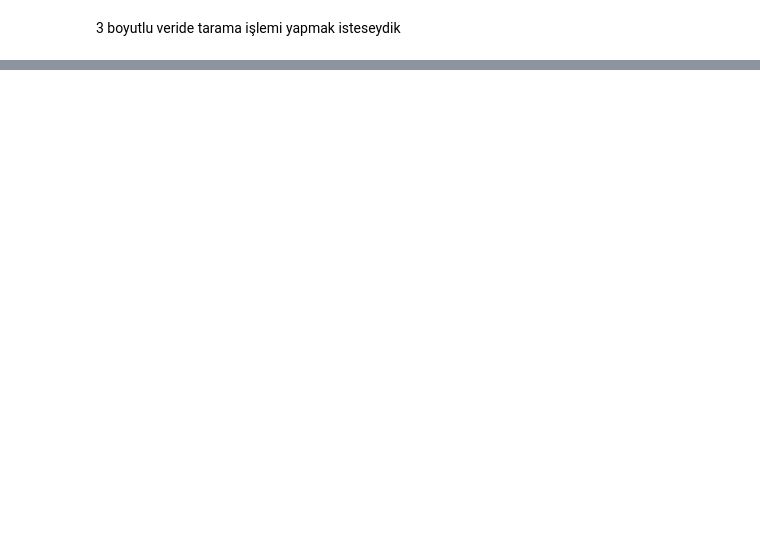
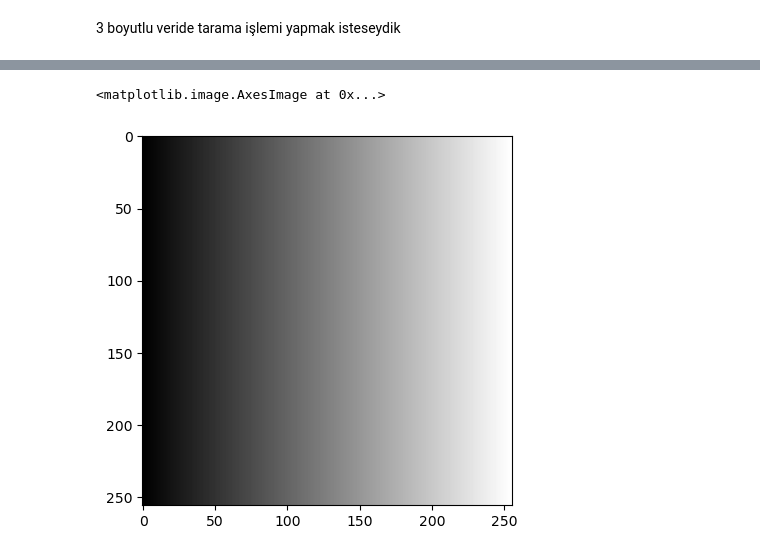
Before and after one commit to emrebendes/ImageProcessing, a Jupyter notebook: u1.ipynb, the cells around one changed output, grey strips where cells are left out. Cells and saved outputs as stored; diff of their text form; code cells hidden in the pictures; blank space fills up the shorter version.

```diff
--- a/u1.ipynb
+++ b/u1.ipynb
@@ -172,0 +218,3 @@ part
+# %%
+row=np.arange(0,256)
+row
@@ -172,0 +242,3 @@ part
+# %%
+a= np.vstack(row).T
+a
@@ -172,0 +266,6 @@ part
+# %%
+img= np.repeat(a,256,axis=0)
+plt.imshow(img,cmap='gray')
+# %% [output]
+<matplotlib.image.AxesImage at 0x...>
+[figure, added]
```
Also changed, not shown: parts of 47 cells of this notebook.
